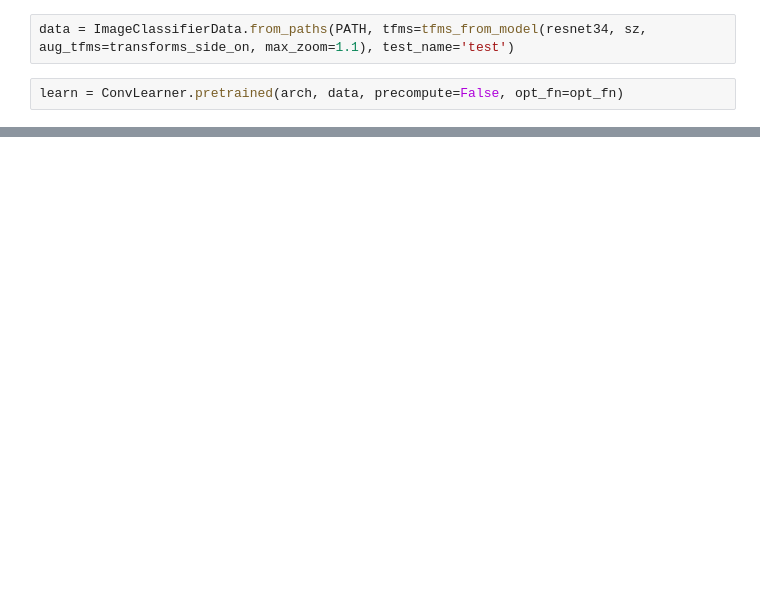
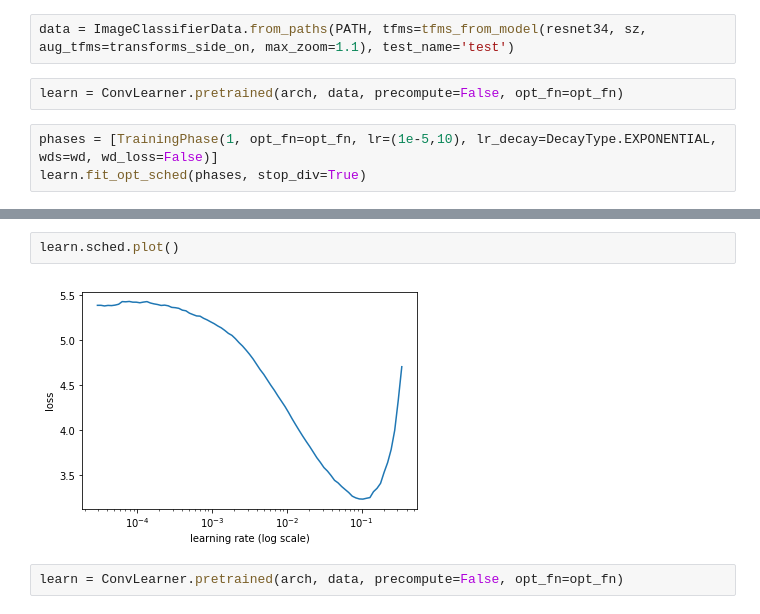
Before and after one commit to zachlandes/fastai, a Jupyter notebook: courses/dl1/dog-breeds.ipynb, the cells around one changed output, grey strips where cells are left out. Drawn from its saved outputs; the diff is of its cells as text; blank space fills up the shorter version.

```diff
--- a/courses/dl1/dog-breeds.ipynb
+++ b/courses/dl1/dog-breeds.ipynb
@@ -885,3 +883,6 @@ sz=224
 data = ImageClassifierData.from_paths(PATH, tfms=tfms_from_model(resnet34, sz, aug_tfms=transforms_side_on, max_zoom=1.1), test_name='test')
 # %%
 learn = ConvLearner.pretrained(arch, data, precompute=False, opt_fn=opt_fn)
+# %%
+phases = [TrainingPhase(1, opt_fn=opt_fn, lr=(1e-5,10), lr_decay=DecayType.EXPONENTIAL, wds=wd, wd_loss=False)]
+learn.fit_opt_sched(phases, stop_div=True)
@@ -888,3 +891,9 @@ learn = ConvLearner.pretrained(arch, data, precompute=False, opt_fn=opt_fn)
+# %%
+learn.sched.plot()
+# %% [output]
+[figure, added]
+# %%
+learn = ConvLearner.pretrained(arch, data, precompute=False, opt_fn=opt_fn)
 # %%
 learn.fit(8e-3, 3)
 # %% [output]
```
Also changed, not shown: parts of 13 cells of this notebook.
